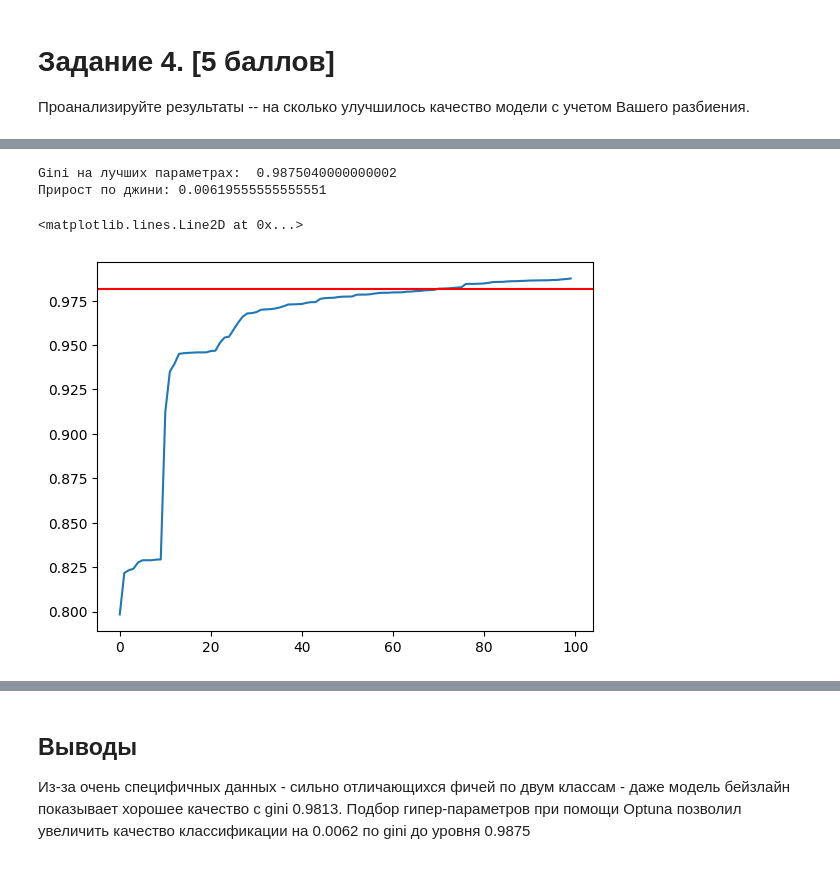
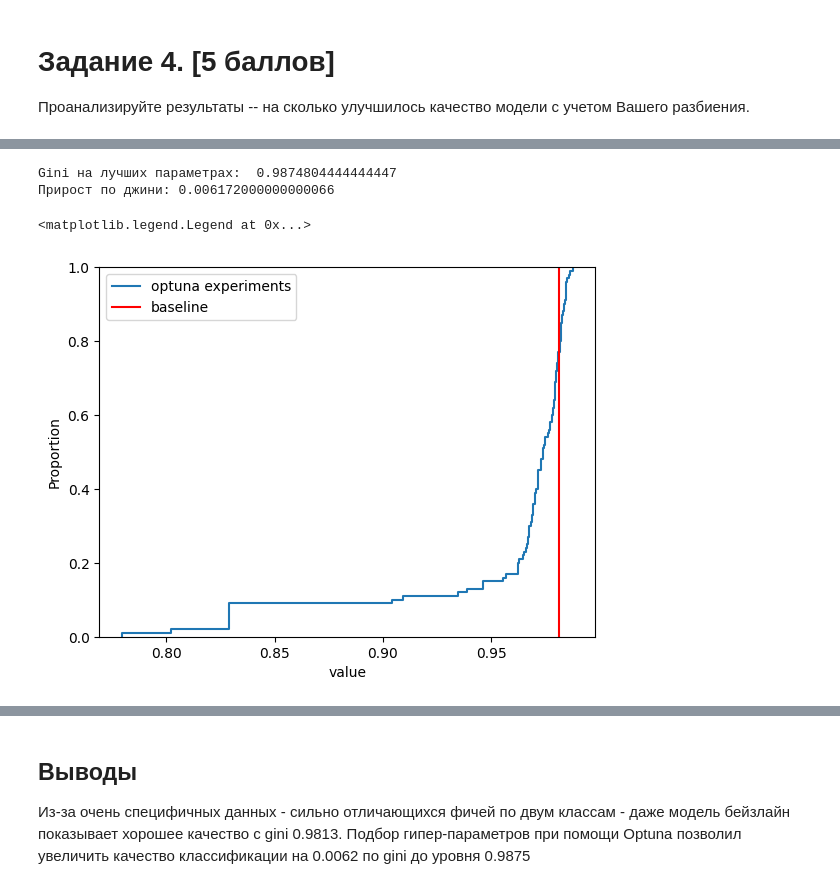
Before and after one commit to Falconwatch/SberUni-ChooseMLModel, a Jupyter notebook: HW_1/HW_1_Optuna.ipynb, the cells around one changed output, grey strips where cells are left out. Drawn from its saved outputs; the diff is of its cells as text; code cells hidden in the pictures.

```diff
--- a/HW_1/HW_1_Optuna.ipynb
+++ b/HW_1/HW_1_Optuna.ipynb
@@ -223,6 +244,9 @@ def objective(trial):
     gini = roc_auc_score(y_true= valid_y, y_score= preds) * 2 - 1
     return gini
 # %%
-study = optuna.create_study(direction="maximize")
+study = optuna.create_study(direction="maximize",
+                            pruner=optuna.pruners.MedianPruner(
+                              n_startup_trials=5, n_warmup_steps=30, interval_steps=10))
+
 study.optimize(objective, n_trials=100, timeout=600)
 # %% [output]
@@ -245,0 +270,4 @@ study.optimize(objective, n_trials=100, timeout=600)
+# %%
+from optuna.visualization import plot_optimization_history
+
+plot_optimization_history(study)
@@ -273,12 +304,14 @@ Gini на лучших параметрах:  0.9875040000000002
 # %%
+trials = study.trials_dataframe()
+
 print("Gini на лучших параметрах: ", trials["value"].max())
 print("Прирост по джини:", trials["value"].max() - baseline_test_gini)
+
+sns.ecdfplot(trials["value"], label="optuna experiments")
+plt.axvline(baseline_test_gini, c="red", label="baseline")
+plt.legend()
 # %% [output]
-Gini на лучших параметрах:  0.9875040000000002
-Прирост по джини: 0.00619555555555551
+Gini на лучших параметрах:  0.9874804444444447
+Прирост по джини: 0.006172000000000066
+<matplotlib.legend.Legend at 0x...>
+[figure, added]
-# %%
-plt.plot(sorted(trials["value"].values))
-plt.axhline(y=baseline_test_gini, color='r', linestyle='-')
-# %% [output]
-<matplotlib.lines.Line2D at 0x...>
-[figure, removed]
```
Also changed, not shown: parts of 15 cells of this notebook.
